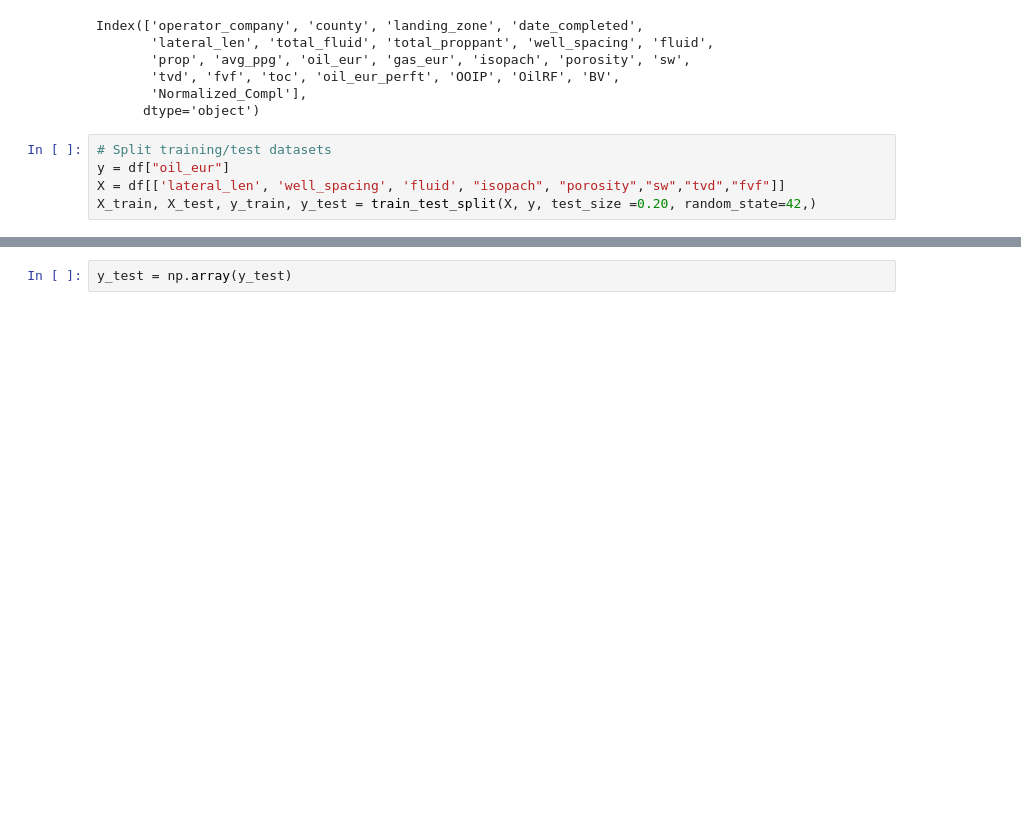
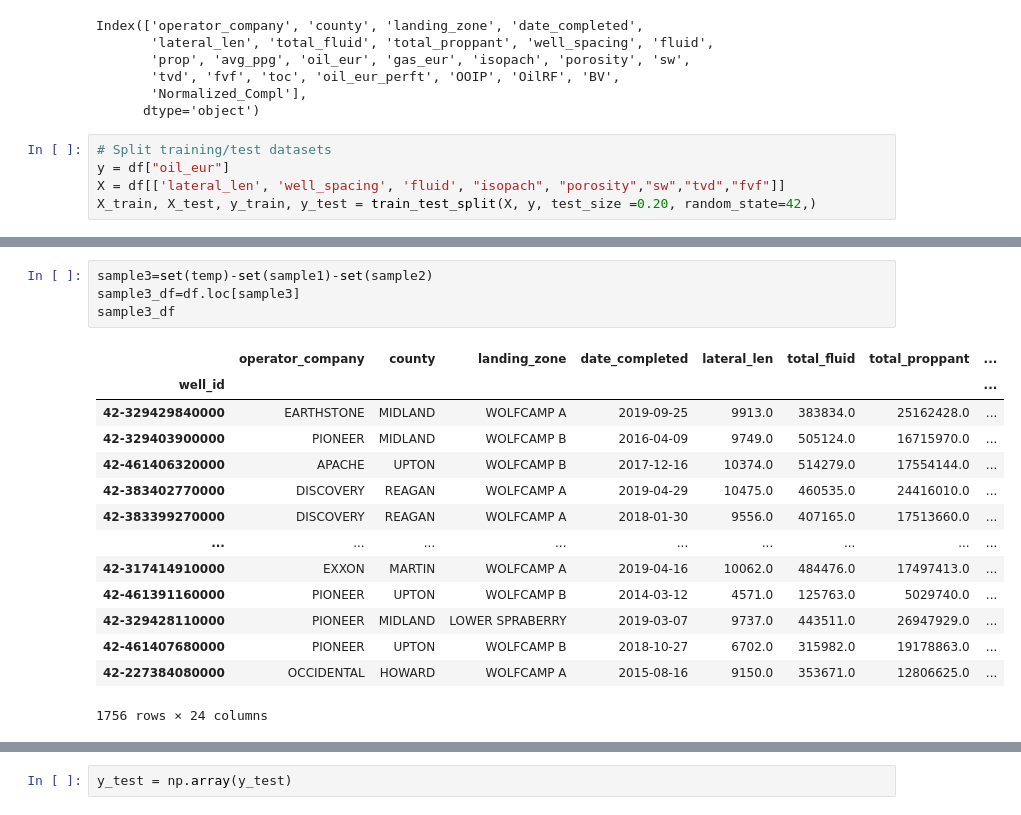
Before and after one commit to Auelocks/Friday_Night_Lights, a Jupyter notebook: GradientBoostRegressor_model.ipynb, the cells around one changed output, grey strips where cells are left out. Cells and saved outputs as stored; diff of their text form; blank space fills up the shorter version.

```diff
--- a/GradientBoostRegressor_model.ipynb
+++ b/GradientBoostRegressor_model.ipynb
@@ -411,0 +487,19 @@ sample3=set(temp)-set(sample1)-set(sample2)
+# %%
+sample3=set(temp)-set(sample1)-set(sample2)
+sample3_df=df.loc[sample3]
+sample3_df
+# %% [output]
+|  | operator_company | county | landing_zone | date_completed | lateral_len | total_fluid | total_proppant | ... |
+| well_id |  |  |  |  |  |  |  | ... |
+| 42-329429840000 | EARTHSTONE | MIDLAND | WOLFCAMP A | 2019-09-25 | 9913.0 | 383834.0 | 25162428.0 | ... |
+| 42-329403900000 | PIONEER | MIDLAND | WOLFCAMP B | 2016-04-09 | 9749.0 | 505124.0 | 16715970.0 | ... |
+| 42-461406320000 | APACHE | UPTON | WOLFCAMP B | 2017-12-16 | 10374.0 | 514279.0 | 17554144.0 | ... |
+| 42-383402770000 | DISCOVERY | REAGAN | WOLFCAMP A | 2019-04-29 | 10475.0 | 460535.0 | 24416010.0 | ... |
+| 42-383399270000 | DISCOVERY | REAGAN | WOLFCAMP A | 2018-01-30 | 9556.0 | 407165.0 | 17513660.0 | ... |
+| ... | ... | ... | ... | ... | ... | ... | ... | ... |
+| 42-317414910000 | EXXON | MARTIN | WOLFCAMP A | 2019-04-16 | 10062.0 | 484476.0 | 17497413.0 | ... |
+| 42-461391160000 | PIONEER | UPTON | WOLFCAMP B | 2014-03-12 | 4571.0 | 125763.0 | 5029740.0 | ... |
+| 42-329428110000 | PIONEER | MIDLAND | LOWER SPRABERRY | 2019-03-07 | 9737.0 | 443511.0 | 26947929.0 | ... |
+| 42-461407680000 | PIONEER | UPTON | WOLFCAMP B | 2018-10-27 | 6702.0 | 315982.0 | 19178863.0 | ... |
+| 42-227384080000 | OCCIDENTAL | HOWARD | WOLFCAMP A | 2015-08-16 | 9150.0 | 353671.0 | 12806625.0 | ... |
+1756 rows × 24 columns
```
Also changed, not shown: parts of 32 cells of this notebook.
